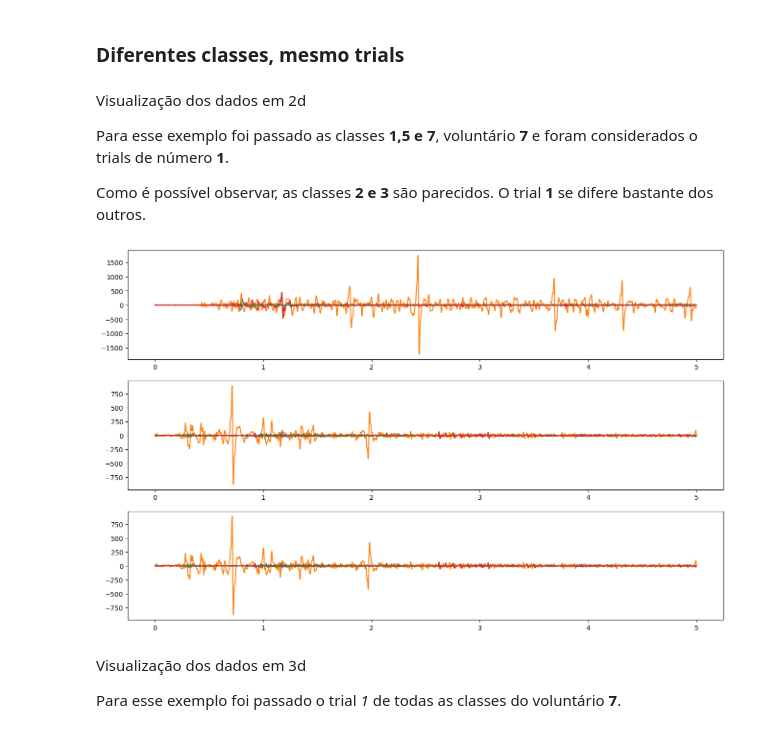
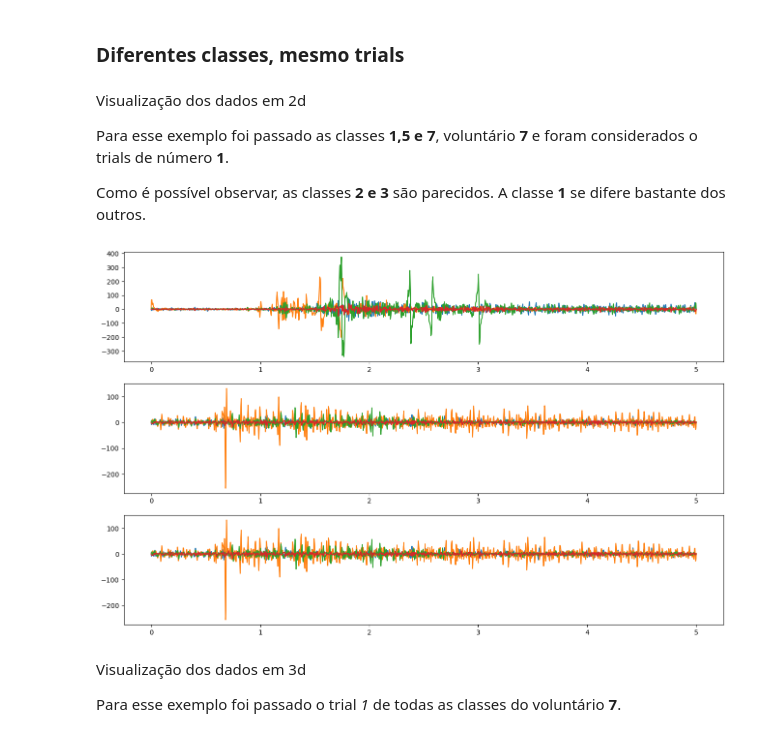
Before and after one commit to LucasDonadi/topicos2-sinaisbiologicos, a Jupyter notebook: trabalho_2.ipynb, the cells around one changed output. Cells and saved outputs as stored; diff of their text form; code cells hidden in the pictures.

```diff
--- a/trabalho_2.ipynb
+++ b/trabalho_2.ipynb
@@ -51,9 +51,9 @@ def butter_bandpass(data, lowcut, highcut, fs=200, order=4):
     b, a = signal.butter(order, [low, high], btype='bandpass')
     return signal.filtfilt(b, a, data)
 
-reshaped_data = np.reshape(data, (-1, num_samples))
+# reshaped_data = np.reshape(data, (-1, num_samples))
 
-filtered_data = butter_bandpass(reshaped_data, lowcut=5, highcut=50)
+filtered_data = butter_bandpass(data, lowcut=5, highcut=50)
 
 data = np.reshape(filtered_data, (num_subjects, num_trials, num_classes, num_channels, num_samples))
 # %% [markdown]
@@ -143,44 +143,44 @@ Visualização dos dados em 2d
 
 Para esse exemplo foi passado as classes **1,5 e 7**, voluntário **7** e foram considerados o trials de número **1**.
 
-Como é possível observar, as classes **2 e 3** são parecidos. O trial **1** se difere bastante dos outros.
+Como é possível observar, as classes **2 e 3** são parecidos. A classe **1** se difere bastante dos outros.
 # %%
 num_voluntario = 7 # 1...10
 trial = 1 # 1...3
 
 num_classe_1 = 1 # 1...8
 num_classe_2 = 5 # 1...8
-num_classe_3 = 7 # 1...8
+num_classe_3 = 8 # 1...8
 
-d1 = data[num_voluntario - 1,trial - 1,num_classe_1 - 1,0,:], data[num_voluntario - 1,trial - 1,num_classe_1 - 1,1,:], data[num_voluntario - 1,trial - 1,num_classe_1,2,:], data[num_voluntario - 1,trial - 1,num_classe_1,3,:]
+d1 = data[num_voluntario - 1,trial - 1,num_classe_1 - 1,0,:], data[num_voluntario - 1,trial - 1,num_classe_1 - 1,1,:], data[num_voluntario - 1,trial - 1,num_classe_1 - 1,2,:], data[num_voluntario - 1,trial - 1,num_classe_1 - 1,3,:]
 
-d2 = data[num_voluntario - 1,trial - 1,num_classe_2 - 1,0,:], data[num_voluntario - 1,trial - 1,num_classe_2 - 1,1,:], data[num_voluntario - 1,trial - 1,num_classe_2,2,:], data[num_voluntario - 1,trial - 1,num_classe_2,3,:]
+d2 = data[num_voluntario - 1,trial - 1,num_classe_2 - 1,0,:], data[num_voluntario - 1,trial - 1,num_classe_2 - 1,1,:], data[num_voluntario - 1,trial - 1,num_classe_2 - 1,2,:], data[num_voluntario - 1,trial - 1,num_classe_2 - 1,3,:]
 
-d3 = data[num_voluntario - 1,trial - 1,num_classe_3 - 1,0,:], data[num_voluntario - 1,trial - 1,num_classe_3 - 1,1,:], data[num_voluntario - 1,trial - 1,num_classe_3,2,:], data[num_voluntario - 1,trial - 1,num_classe_3,3,:]
+d3 = data[num_voluntario - 1,trial - 1,num_classe_3 - 1,0,:], data[num_voluntario - 1,trial - 1,num_classe_3 - 1,1,:], data[num_voluntario - 1,trial - 1,num_classe_3 - 1,2,:], data[num_voluntario - 1,trial - 1,num_classe_3 - 1,3,:]
 
 rcParams['figure.figsize'] = [16., 10.]
 
 x = np.linspace(0, 5, num_samples)
 fig, ax = plt.subplots(3, 1)
 
 ax[0].plot(x, d1[0])
 ax[0].plot(x, d1[1])
 ax[0].plot(x, d1[2])
 ax[0].plot(x, d1[3])
 
 ax[1].plot(x, d2[0])
 ax[1].plot(x, d2[1])
 ax[1].plot(x, d2[2])
 ax[1].plot(x, d2[3])
 
 ax[2].plot(x, d2[0])
 ax[2].plot(x, d2[1])
 ax[2].plot(x, d2[2])
 ax[2].plot(x, d2[3])
 
 plt.show()
 # %% [output]
-[figure, old version]
+[figure, new version]
 # %% [markdown]
 Visualização dos dados em 3d
 
```
Also changed, not shown: parts of 2 cells of this notebook.
